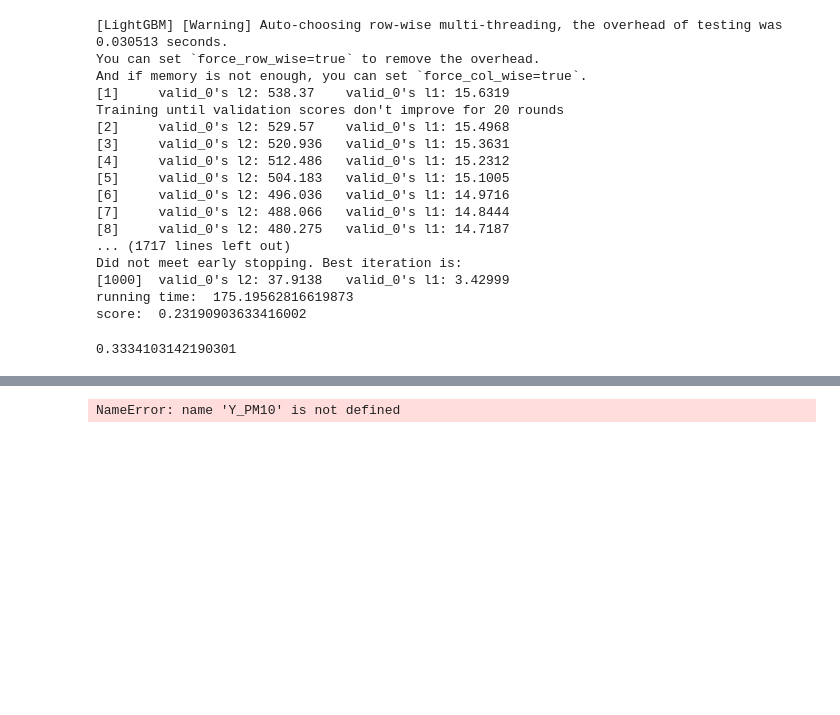
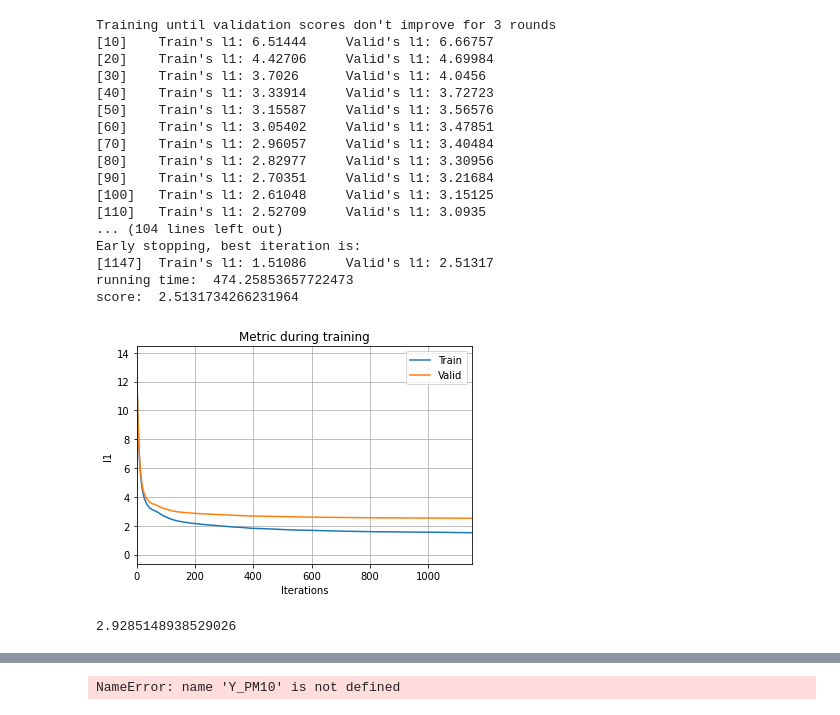
Before and after one commit to Wrafttex/BachelorProject, a Jupyter notebook: 4_lightgbm_model.ipynb, the cells around one changed output, grey strips where cells are left out. Cells and saved outputs as stored; diff of their text form; code cells hidden in the pictures; blank space fills up the shorter version.

Commit message:
update to how much data is used to train

```diff
--- a/4_lightgbm_model.ipynb
+++ b/4_lightgbm_model.ipynb
@@ -21,5 +22,11 @@ Y_NO2 = np.load("Aal/Y_NO2_all.npy")
 Y_NOx = np.load("Aal/Y_NOx_all.npy")
 # %%
 # calculate the symmetric mean absolute percentage error (SMAPE)
-def get_score(pred, valid_y_exp):
-    return np.mean(np.abs(pred - valid_y_exp) / (pred + valid_y_exp) * 2)
+# def get_score(pred, valid_y_exp):
+#     return np.mean(np.abs(pred - valid_y_exp) / (pred + valid_y_exp) * 2)
+def get_score(valid_y_exp, pred):
+    return mean_absolute_error(pred, valid_y_exp)
+
+# def get_score(valid_y_exp, pred):
+#     return np.mean(2 * np.abs(valid_y_exp - pred)
+#                          / (np.abs(pred) + np.abs(valid_y_exp)) , axis=-1)
@@ -73,0 +124,7 @@ print(train_X_NOx.shape, test_X_NOx.shape, train_Y_NOx.shape, test_Y_NOx.shape)
+# %%
+listofmodel = []
+model_param = {'lr': 0.1, 'depth': 1, 'tree': 3000, 'leaf': 2**1,"num_iterations":1}
+model_param["score"] = 5
+listofmodel.append(model_param)
+print(listofmodel)
+#jacob 500 leaf
@@ -73,0 +133,22 @@ print(train_X_NOx.shape, test_X_NOx.shape, train_Y_NOx.shape, test_Y_NOx.shape)
+# %%
+listofmodel = []
+test_X = np.load("Aal/X_test.npy")
+test_Y = np.load("Aal/Y_NOx_test.npy")
+lgb_train = lgb.Dataset(train_X_NOx, train_Y_NOx)
+lgb_eval = lgb.Dataset(test_X_NOx, test_Y_NOx, reference=lgb_train)
+for i in range(22,23): #35
+    for j in range(10,11):
+        model_param = {'lr': 0.1, 'depth': i, 'tree': 6000, 'leaf': 2**j}
+        score = train_test(model_param, train_X_NOx, test_X_NOx, train_Y_NOx, test_Y_NOx, "Aal/lgbm/lightgbm_NOx_1.model",lgb_train,lgb_eval)
+        model_param["i"]=i
+        model_param["j"]=j
+        model_param["score"] = score
+        gbm = read_pkl("Aal/lgbm/lightgbm_NOx_1.model")
+        test_predict = gbm.predict(test_X)
+        test_score = get_score(test_predict, test_Y)
+        test_score48 = get_score(test_predict[0:48],test_Y[0:48])
+        model_param["test_score"]=test_score
+        model_param["test_score48"]=test_score48
+        listofmodel.append(model_param)
+
+print(listofmodel)
@@ -74,25 +173,26 @@ print(train_X_NOx.shape, test_X_NOx.shape, train_Y_NOx.shape, test_Y_NOx.shape)
 # %%
-model_param = {'lr': 0.01, 'depth': 10, 'tree': 1000, 'leaf': 600, 'sample': 0.8, 'seed': 3}
-score = train_test(model_param, train_X_NOx, test_X_NOx, train_Y_NOx, test_Y_NOx, "Aal/lightgbm_NOx_1.model")
+{'lr': 0.1, 'depth': 14, 'tree': 3000, 'leaf': 1024, 'i': 14, 'j': 10, 'score': 2.450850876002856, 'test_score': 2.538154787903864}
+score = train_test(model_param, train_X_NOx, test_X_NOx, train_Y_NOx, test_Y_NOx, "Aal/lightgbm_NOx_1.model",lgb_train,lgb_eval)
 print('score: ', score)
 # %% [output]
-[LightGBM] [Warning] Auto-choosing row-wise multi-threading, the overhead of testing was 0.030513 seconds.
-You can set `force_row_wise=true` to remove the overhead.
-And if memory is not enough, you can set `force_col_wise=true`.
-[1]     valid_0's l2: 538.37    valid_0's l1: 15.6319
-Training until validation scores don't improve for 20 rounds
-[2]     valid_0's l2: 529.57    valid_0's l1: 15.4968
-[3]     valid_0's l2: 520.936   valid_0's l1: 15.3631
-[4]     valid_0's l2: 512.486   valid_0's l1: 15.2312
-[5]     valid_0's l2: 504.183   valid_0's l1: 15.1005
-[6]     valid_0's l2: 496.036   valid_0's l1: 14.9716
-[7]     valid_0's l2: 488.066   valid_0's l1: 14.8444
-[8]     valid_0's l2: 480.275   valid_0's l1: 14.7187
-... (1717 lines left out)
-Did not meet early stopping. Best iteration is:
-[1000]  valid_0's l2: 37.9138   valid_0's l1: 3.42999
-running time:  175.19562816619873
-score:  0.23190903633416002
+Training until validation scores don't improve for 3 rounds
+[10]    Train's l1: 6.51444     Valid's l1: 6.66757
+[20]    Train's l1: 4.42706     Valid's l1: 4.69984
+[30]    Train's l1: 3.7026      Valid's l1: 4.0456
+[40]    Train's l1: 3.33914     Valid's l1: 3.72723
+[50]    Train's l1: 3.15587     Valid's l1: 3.56576
+[60]    Train's l1: 3.05402     Valid's l1: 3.47851
+[70]    Train's l1: 2.96057     Valid's l1: 3.40484
+[80]    Train's l1: 2.82977     Valid's l1: 3.30956
+[90]    Train's l1: 2.70351     Valid's l1: 3.21684
+[100]   Train's l1: 2.61048     Valid's l1: 3.15125
+[110]   Train's l1: 2.52709     Valid's l1: 3.0935
+... (104 lines left out)
+Early stopping, best iteration is:
+[1147]  Train's l1: 1.51086     Valid's l1: 2.51317
+running time:  474.25853657722473
+score:  2.5131734266231964
+[figure, added]
 # %%
 gbm = read_pkl("Aal/lightgbm_NOx_1.model")
 test_X = np.load("Aal/X_test.npy")
@@ -101,7 +201,7 @@ test_predict = gbm.predict(test_X)
 score = get_score(test_predict, test_Y)
 score
 # %% [output]
-0.3334103142190301
+2.9285148938529026
 # %%
 %matplotlib inline
 import matplotlib.pyplot as plt
```
Also changed, not shown: parts of 11 cells of this notebook, 19 other files.
